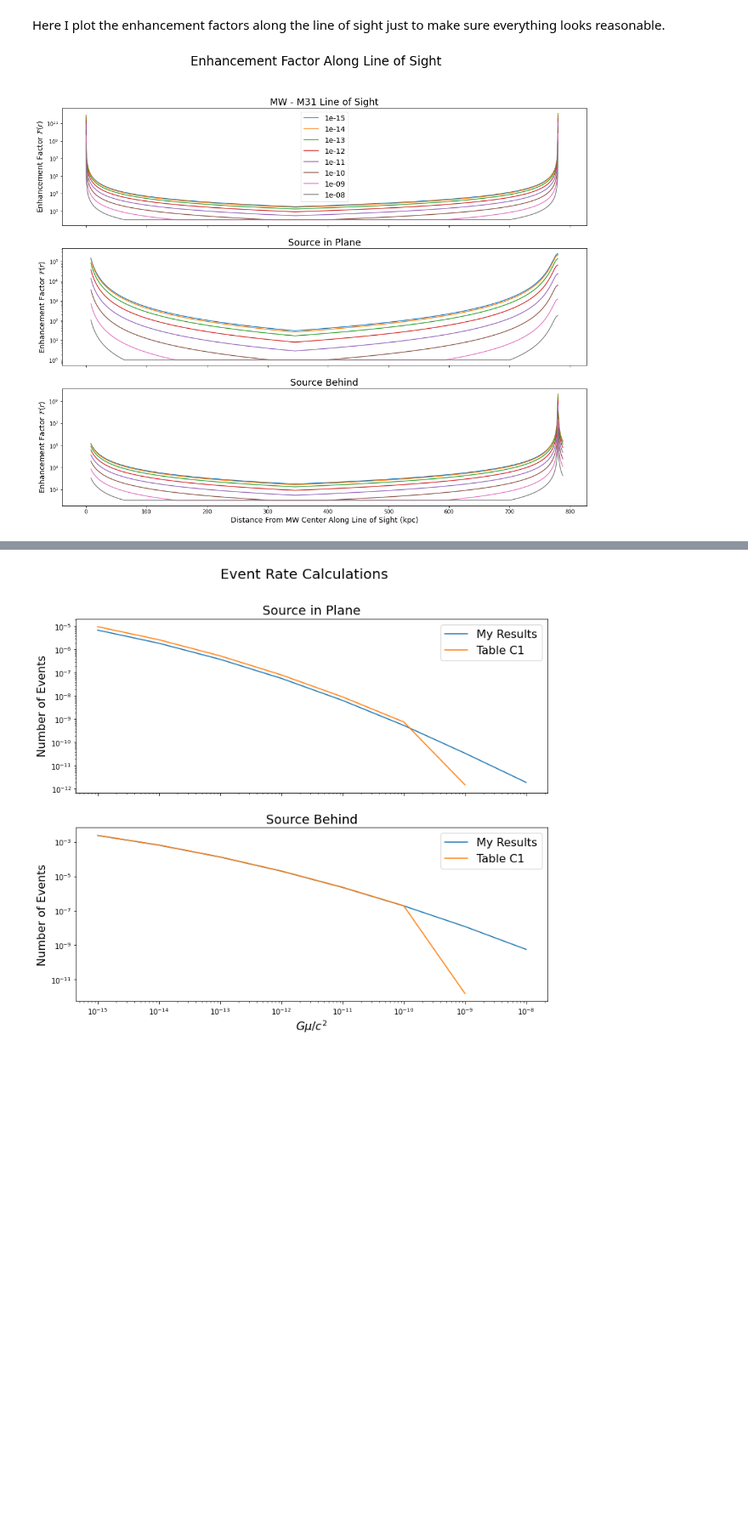
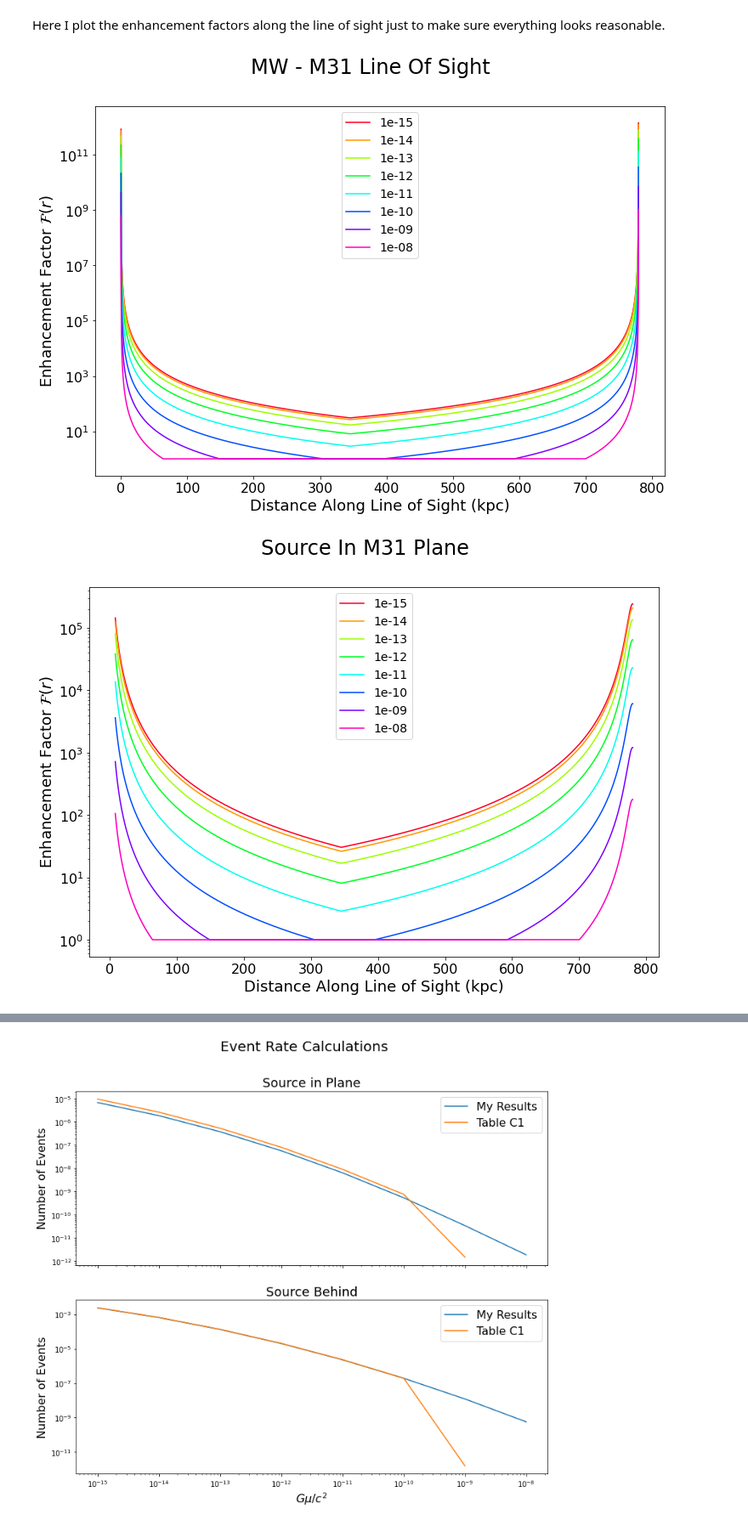
Before and after one commit to adriansh95/StringMicrolensing, a Jupyter notebook: lensingEventsPerYear.ipynb, the cells around one changed output, grey strips where cells are left out. Shown at 85% size. Cells and saved outputs as stored; diff of their text form; code cells hidden in the pictures; blank space fills up the shorter version.

```diff
--- a/lensingEventsPerYear.ipynb
+++ b/lensingEventsPerYear.ipynb
@@ -289,25 +437,10 @@ tableC1BackResults = np.array([2.46e-3, 6.72e-4, 1.36e-4, 2.07e-5,
                                  2.33e-6, 1.95e-7, 1.52e-12, np.nan])
 # %% [markdown]
 Here I plot the enhancement factors along the line of sight just to make sure everything looks reasonable.
-# %%
-fig, axs = plt.subplots(3, 1, sharex=True, figsize=(18, 14))
-enhancements = [centerToCenterEventRateCalculator.results["enhancementFactor"],
-                planarEventRateCalculator.results["enhancementFactor"],
-                behindEventRateCalculator.results["enhancementFactor"]]
-titles = ["MW - M31 Line of Sight", "Source in Plane", "Source Behind"]
-xs = [centerToCenterEventRateCalculator.results["lineOfSight"],
-      planarEventRateCalculator.results["lineOfSight"],
-      behindEventRateCalculator.results["lineOfSight"]]
-
-for enhancement, title, x, ax in zip(enhancements, titles, xs, axs.ravel()):
-    for f, tension in zip(enhancement, planarEventRateCalculator.tensions):
-        ax.semilogy(np.linalg.norm(x, axis=0), f, label=f"{tension}")
-        ax.set_title(title, fontsize=18)
-        ax.set_ylabel(r"Enhancement Factor $\mathcal{F}(r)$", fontsize=14)
-axs[0].legend(fontsize=14)
-
-fig.suptitle("Enhancement Factor Along Line of Sight", fontsize=24)
-axs[2].set_xlabel("Distance From MW Center Along Line of Sight (kpc)", fontsize=14)
-plt.show(fig)
-# %% [output]
-[figure, removed]
+# %%
+centerToCenterEventCalculator.plotEnhancement(title="MW - M31 Line Of Sight")
+planarEventCalculator.plotEnhancement(title="Source In M31 Plane")
+behindEventCalculator.plotEnhancement(title="Source Behind M31")
+# %% [output]
+[figure, added]
+[figure, added]
```
Also changed, not shown: parts of 18 cells of this notebook.
